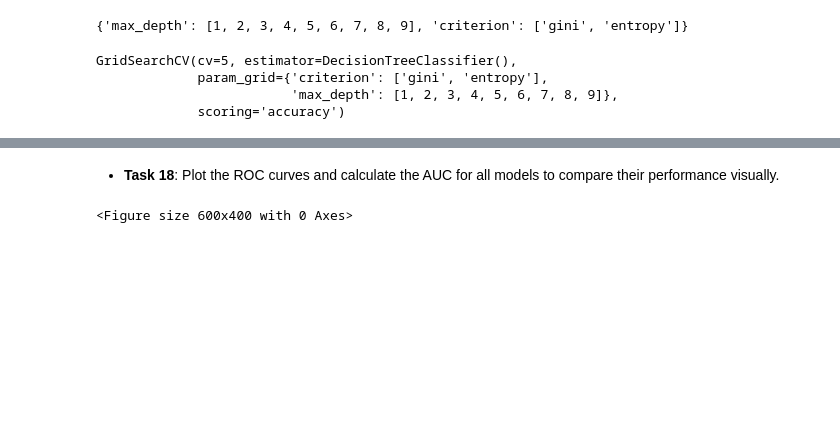
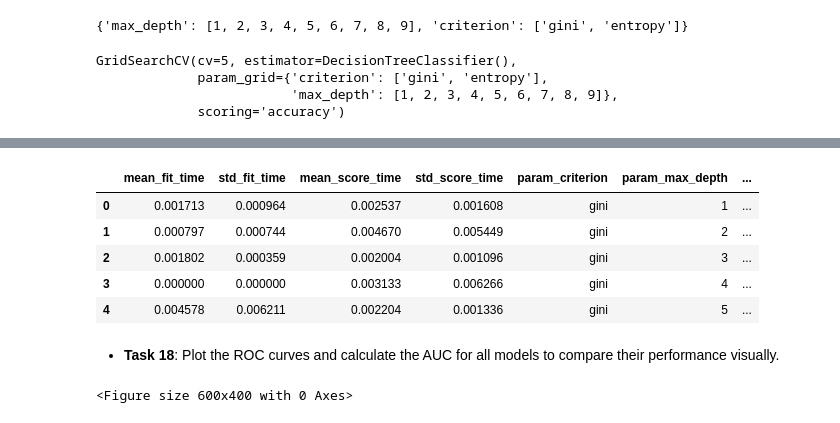
Before and after one commit to rafhan59/Heart-Failure-Prediction-Model, a Jupyter notebook: Assignment_Classification_Model_Evaluation_.ipynb, the cells around one changed output, grey strips where cells are left out. Cells and saved outputs as stored; diff of their text form; code cells hidden in the pictures; blank space fills up the shorter version.

```diff
--- a/Assignment_Classification_Model_Evaluation_.ipynb
+++ b/Assignment_Classification_Model_Evaluation_.ipynb
@@ -407,8 +406,8 @@ param_grid_dt
 # %% [output]
 {'max_depth': [1, 2, 3, 4, 5, 6, 7, 8, 9], 'criterion': ['gini', 'entropy']}
 # %%
-grid_dt = GridSearchCV(DT, param_grid_dt,scoring='accuracy', cv=5, return_train_score=False)
-grid_dt.fit(X, y)
+grid_dt = GridSearchCV(DT, param_grid_dt, scoring='accuracy', cv=5, return_train_score=False)
+grid_dt.fit(X_train_scaled, y_train)
 # %% [output]
 GridSearchCV(cv=5, estimator=DecisionTreeClassifier(),
              param_grid={'criterion': ['gini', 'entropy'],
@@ -419,3 +420,12 @@ grid_dt.best_score_, grid_dt.best_params_
+# %%
+pd.DataFrame(grid_dt.cv_results_).head()
+# %% [output]
+|  | mean_fit_time | std_fit_time | mean_score_time | std_score_time | param_criterion | param_max_depth | ... |
+| 0 | 0.001713 | 0.000964 | 0.002537 | 0.001608 | gini | 1 | ... |
+| 1 | 0.000797 | 0.000744 | 0.004670 | 0.005449 | gini | 2 | ... |
+| 2 | 0.001802 | 0.000359 | 0.002004 | 0.001096 | gini | 3 | ... |
+| 3 | 0.000000 | 0.000000 | 0.003133 | 0.006266 | gini | 4 | ... |
+| 4 | 0.004578 | 0.006211 | 0.002204 | 0.001336 | gini | 5 | ... |
 # %% [markdown]
 - **Task 18**: Plot the ROC curves and calculate the AUC for all models to compare their performance visually.
 # %%
```
Also changed, not shown: parts of 29 cells of this notebook.
